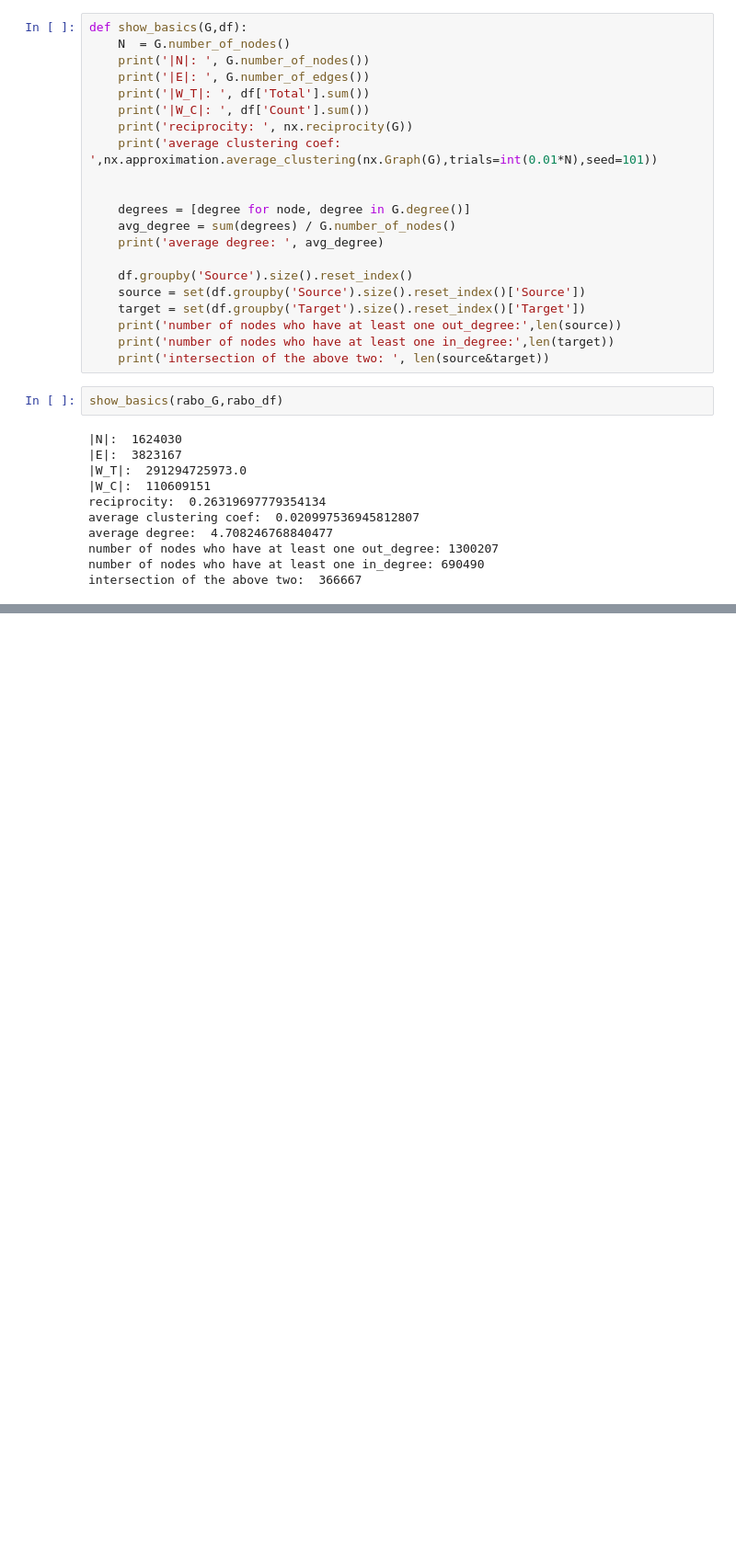
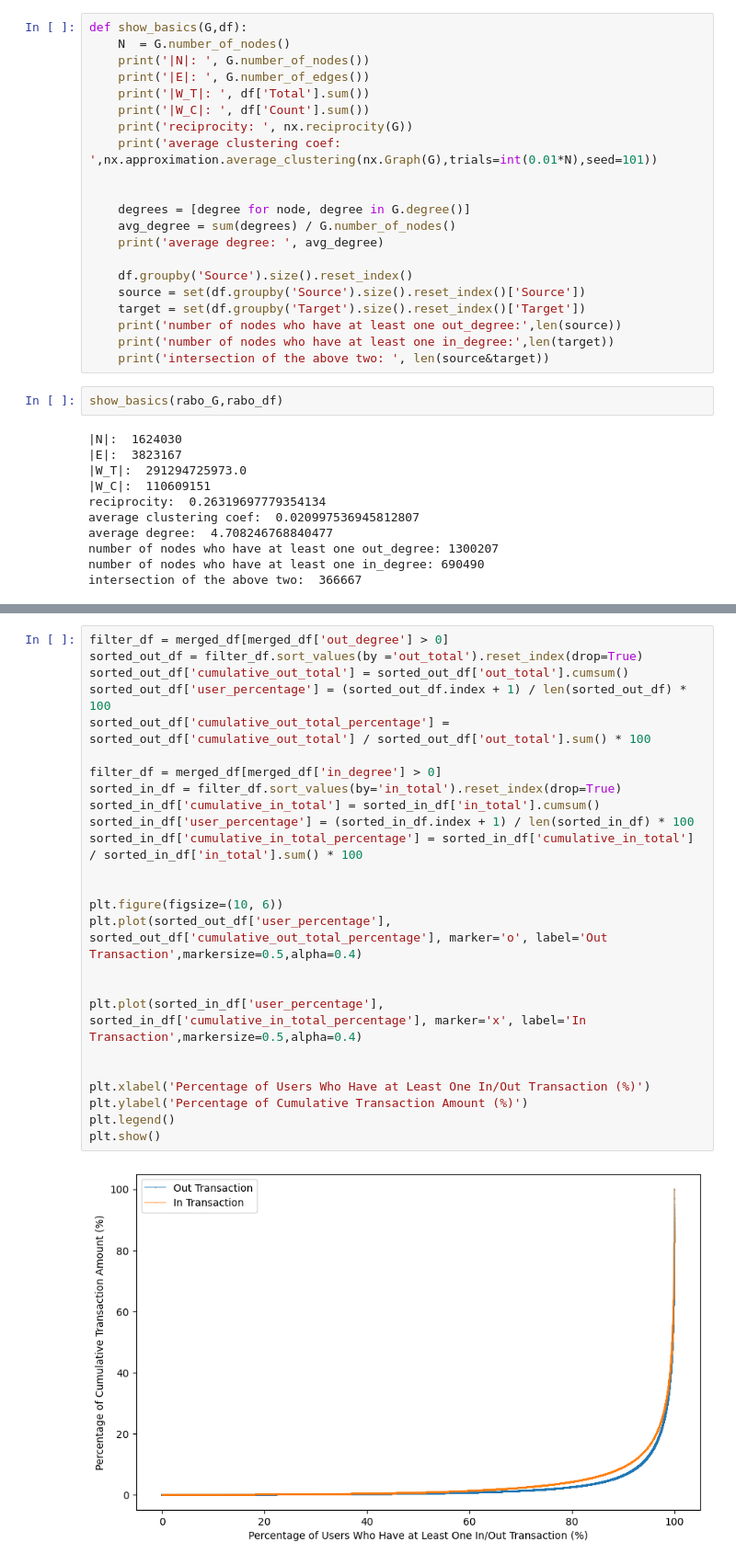
Before and after one commit to TheAllUnknown/BankTransactionNet, a Jupyter notebook: explore_libra.ipynb, the cells around one changed output, grey strips where cells are left out. Shown: that part at 92% size. Saved outputs shown, nothing was run; the diff lists cells and outputs as text; blank space fills up the shorter version.

```diff
--- a/explore_libra.ipynb
+++ b/explore_libra.ipynb
@@ -55,0 +123,27 @@ intersection of the above two:  366667
+# %%
+filter_df = merged_df[merged_df['out_degree'] > 0]
+sorted_out_df = filter_df.sort_values(by ='out_total').reset_index(drop=True)
+sorted_out_df['cumulative_out_total'] = sorted_out_df['out_total'].cumsum()
+sorted_out_df['user_percentage'] = (sorted_out_df.index + 1) / len(sorted_out_df) * 100
+sorted_out_df['cumulative_out_total_percentage'] = sorted_out_df['cumulative_out_total'] / sorted_out_df['out_total'].sum() * 100
+
+filter_df = merged_df[merged_df['in_degree'] > 0]
+sorted_in_df = filter_df.sort_values(by='in_total').reset_index(drop=True)
+sorted_in_df['cumulative_in_total'] = sorted_in_df['in_total'].cumsum()
+sorted_in_df['user_percentage'] = (sorted_in_df.index + 1) / len(sorted_in_df) * 100
+sorted_in_df['cumulative_in_total_percentage'] = sorted_in_df['cumulative_in_total'] / sorted_in_df['in_total'].sum() * 100
+
+
+plt.figure(figsize=(10, 6))
+plt.plot(sorted_out_df['user_percentage'], sorted_out_df['cumulative_out_total_percentage'], marker='o', label='Out Transaction',markersize=0.5,alpha=0.4)
+
+
+plt.plot(sorted_in_df['user_percentage'], sorted_in_df['cumulative_in_total_percentage'], marker='x', label='In Transaction',markersize=0.5,alpha=0.4)
+
+
+plt.xlabel('Percentage of Users Who Have at Least One In/Out Transaction (%)')
+plt.ylabel('Percentage of Cumulative Transaction Amount (%)')
+plt.legend()
+plt.show()
+# %% [output]
+[figure, added]
```
Also changed, not shown: parts of 10 cells of this notebook.
